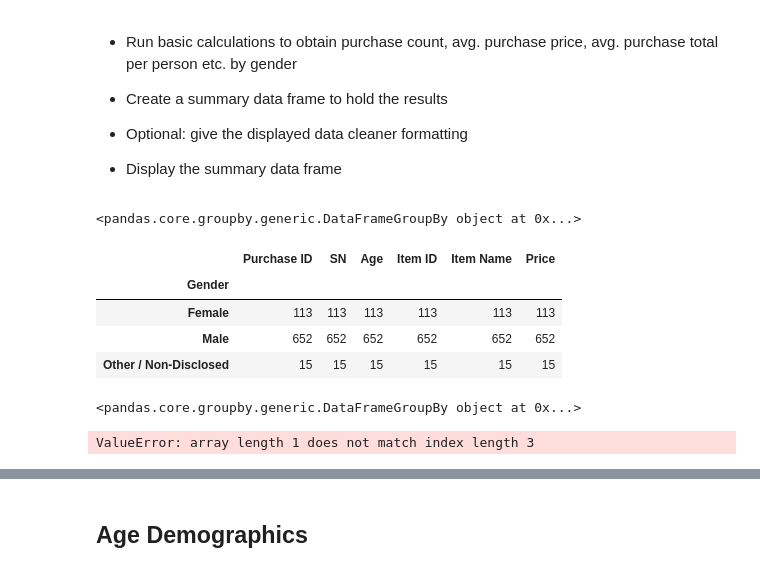
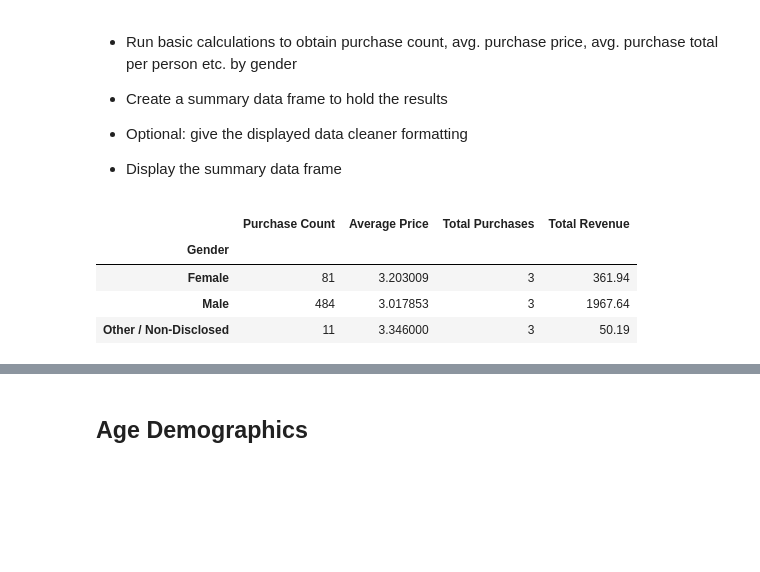
Before and after one commit to Pambaza/pandas-challenge, a Jupyter notebook: HeroesOfPymoli/HeroesOfPymoli_starter.ipynb, the cells around one changed output, grey strips where cells are left out. Cells and saved outputs as stored; diff of their text form; code cells hidden in the pictures; blank space fills up the shorter version.

```diff
--- a/HeroesOfPymoli/HeroesOfPymoli_starter.ipynb
+++ b/HeroesOfPymoli/HeroesOfPymoli_starter.ipynb
@@ -127,49 +127,34 @@ summary_df
 * Display the summary data frame
 # %%
 grouped_genders_df=purchase_data_df.groupby(["Gender"])
-print(grouped_genders_df)
-grouped_genders_df.count().head(3)
+# print(grouped_genders_df)
+grouped_genders_df.count()
 
-items = len(purchase_data_df["item ID"].value_Counts)
-avg_price = purchase_data_df[Price].mean()
-total_purchases= len(purchase_data_df["Price"])
-total_revenue= purchase_data_df["Price"].sum
+members = grouped_genders_df['SN'].nunique()
+# members
 
-summary_df= pd.DataFrame({''})
+items = len(grouped_genders_df["Item ID"].value_counts())
+# items
+
+average_price = grouped_genders_df["Price"].mean()
+# average_price
+
+purchases = len(grouped_genders_df["Purchase ID"].unique())
+#purchases
+
+revenue =  grouped_genders_df["Price"].sum()
+# # revenue
+
+
+summary_df = pd.DataFrame({"Purchase Count": members, "Average Price": average_price, "Total Purchases": purchases,
+                          "Total Revenue": revenue })
 summary_df
 # %% [output]
-<pandas.core.groupby.generic.DataFrameGroupBy object at 0x...>
-|  | Purchase ID | SN | Age | Item ID | Item Name | Price |
-| Gender |  |  |  |  |  |  |
-| Female | 113 | 113 | 113 | 113 | 113 | 113 |
-| Male | 652 | 652 | 652 | 652 | 652 | 652 |
-| Other / Non-Disclosed | 15 | 15 | 15 | 15 | 15 | 15 |
+|  | Purchase Count | Average Price | Total Purchases | Total Revenue |
+| Gender |  |  |  |  |
+| Female | 81 | 3.203009 | 3 | 361.94 |
+| Male | 484 | 3.017853 | 3 | 1967.64 |
+| Other / Non-Disclosed | 11 | 3.346000 | 3 | 50.19 |
-# %%
-grouped_genders_df=purchase_data_df.groupby(["Gender"])
-print(grouped_genders_df)
-grouped_genders_df.count()
-
-members = grouped_genders_df['SN'].nunique()
-
-items = len(grouped_genders_df["Item ID"].value_counts())
-# items
-
-average_price =grouped_genders_df["Price"].mean()
-
-
-purchases = len(grouped_genders_df["Purchase ID"].unique())
-# purchases
-
-revenue =  grouped_genders_df["Price"].sum()
-# revenue
-
-
-summary_df = pd.DataFrame({"Gender": members, "Purchase Count": items, "Average Price":average_price, "Total Purchases": [purchases],
-                           "Total Revenue": [revenue], "Average Price":[average_price]})
-summary_df.head
-# %% [output]
-<pandas.core.groupby.generic.DataFrameGroupBy object at 0x...>
-ValueError: array length 1 does not match index length 3
 # %%
 # %% [output]
 |  | Purchase Count | Average Purchase Price | Total Purchase Value | Avg Total Purchase per Person |
```
Also changed, not shown: parts of 6 cells of this notebook.
